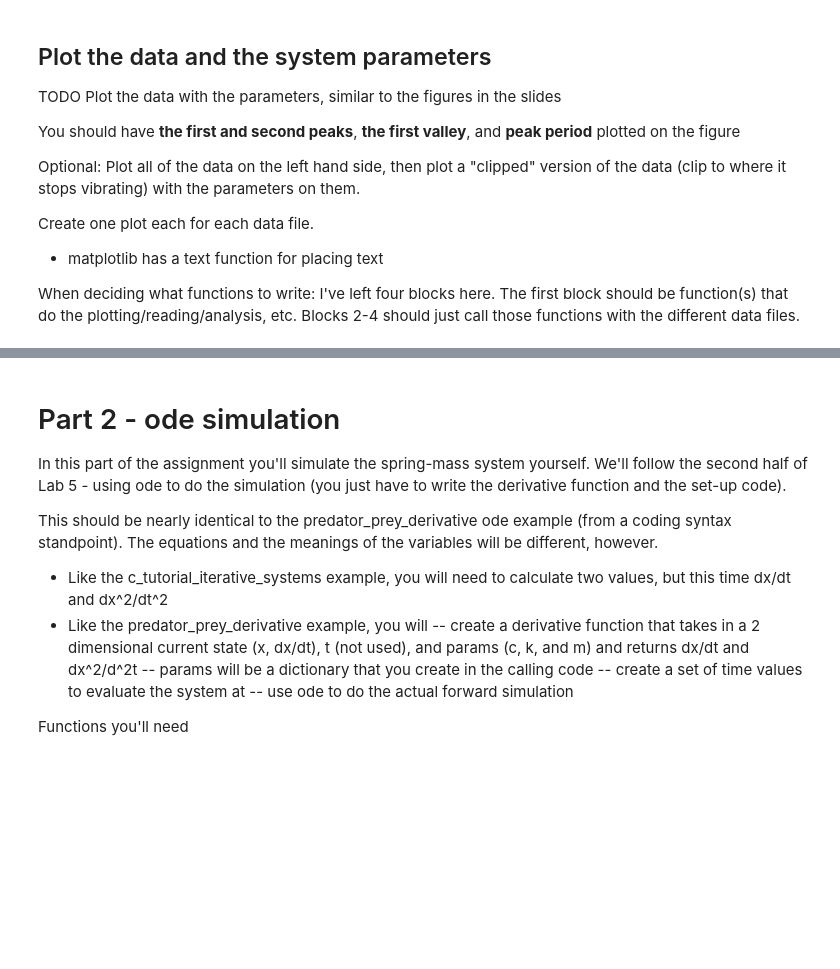
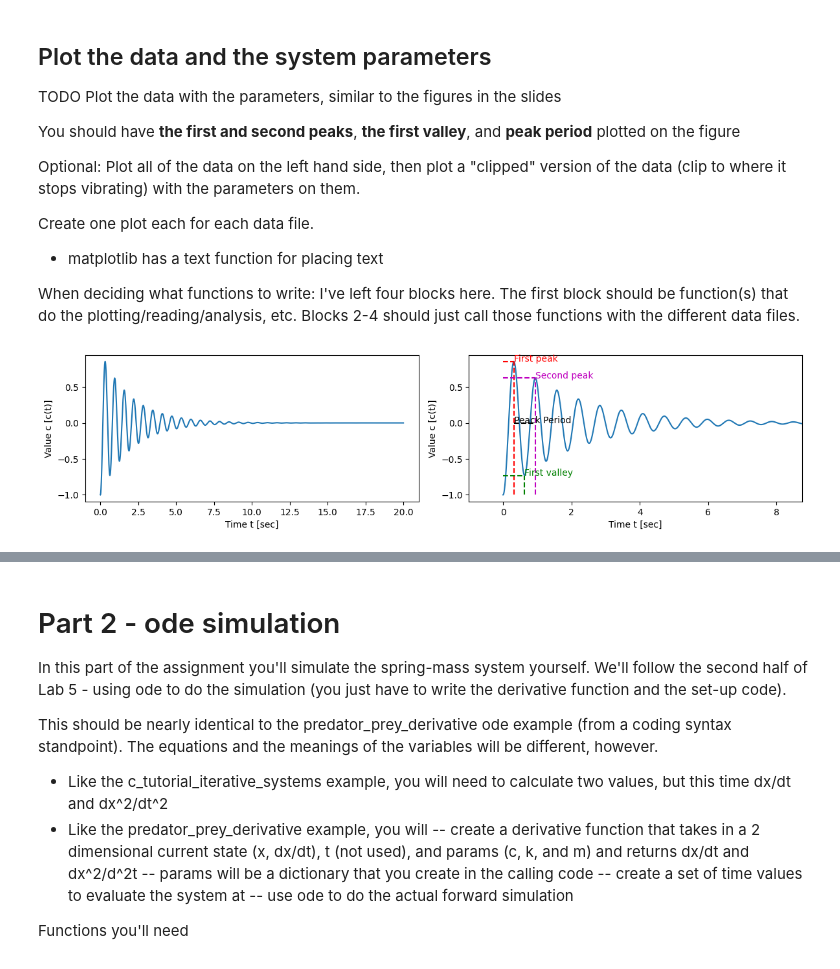
Before and after one commit to Ahmedmoui/IntroPythonProgramming, a Jupyter notebook: Week_4_fitting/HW_2_system_analysis.ipynb, the cells around one changed output, grey strips where cells are left out. Saved outputs shown, nothing was run; the diff lists cells and outputs as text; code cells hidden in the pictures; blank space fills up the shorter version.

```diff
--- a/Week_4_fitting/HW_2_system_analysis.ipynb
+++ b/Week_4_fitting/HW_2_system_analysis.ipynb
@@ -185,7 +185,7 @@ def analyze_data_from_values(ts, vs, mass=1.0):
     idx_peaks, idx_valleys = calculate_peaks_valeys(vs)
 
     c_initial = vs[0]
-    c_peak = vs[idx_peaks[0]]
+    c_peak = vs.max()
     c_final = vs[-1]
     c_second_peak = vs[idx_peaks[1]]
     c_valley = vs[idx_valleys[0]]
@@ -193,12 +193,14 @@ def analyze_data_from_values(ts, vs, mass=1.0):
     t_second_peak = ts[idx_peaks[1]]
     t_valley = ts[idx_valleys[0]]
     peak_period = t_second_peak - t_peak
-    perc_overshoot = (c_peak - c_final) / (c_final - c_initial) * 100
+    perc_overshoot = ((c_peak - c_final) / (c_final - c_initial)) * 100
+
     system_mass = mass
     damping_ratio = -np.log(perc_overshoot / 100) / np.sqrt(np.pi**2 + np.log(perc_overshoot / 100)**2)
     omega_n = (2 * np.pi) / (peak_period * np.sqrt(1 - damping_ratio**2))
     system_spring = calculate_system_spring(omega_n, system_M= mass)
-    system_damping = calculate_system_damping(omega_n, system_M= mass)
+    system_damping = calculate_system_damping(damping_ratio, omega_n, system_M= mass)
+    t_settle = 4 / (damping_ratio * omega_n) #2% settling time
 
     analysis = {
     "c_initial": c_initial,
@@ -213,7 +215,8 @@ def analyze_data_from_values(ts, vs, mass=1.0):
     "perc_overshoot": perc_overshoot,
     "system_mass": system_mass,
     "system_spring": system_spring,
-    "system_damping": system_damping
+    "system_damping": system_damping,
+    "t_settle": t_settle
     }
     return analysis
 # %%
@@ -277,18 +282,38 @@ def draw_corner(axs, x_values, y_values, ls, col):
-# %%
-
-# TODO:
-#  Write a function, plot_system, that reads in the data, analyzes it, then plots it
-def plot_system(axs, fname, m=1.0):
-    pass
+# %%
+# Cell for writing additional plot functions
+def plot_analysis_point(axs, name, t_value, y_value, color='r'):
+    draw_corner(axs, [0, t_value], [-1, y_value], ls="--", col=color)
+    axs.text(t_value, y_value, name, color=color)
+# %%
+
+# TODO:
+#  Write a function, plot_system, that reads in the data, analyzes it, then plots it
+def plot_system(axs, data, m=1.0, analyze_data_bool = True):
+    ts_data, vs_data = data
+    axs.plot(ts_data, vs_data, label="Data 1")
+    axs.set_xlabel("Time t [sec]")
+    axs.set_ylabel("Value c [c(t)]")
+    if analyze_data_bool:
+        analysis = analyze_data_from_values(ts_data,vs_data, m)
+        plot_analysis_point(axs, "First peak", analysis["t_peak"], analysis["c_peak"])
+        plot_analysis_point(axs, "First valley", analysis["t_valley"], analysis["c_valley"], color='g')
+        plot_analysis_point(axs, "Second peak", analysis["t_second_peak"], analysis["c_second_peak"], color='m')
+        axs.plot([analysis["t_peak"],analysis["t_peak"]+analysis["peak_period"]],[analysis['c_final'],analysis['c_final']], linestyle='--', color='k')
+        axs.text(analysis["t_peak"], analysis['c_final'], 'Peack Period', color='k')
+        axs.set_xlim(right=analysis["t_settle"]+analysis["peak_period"]+1/analysis["t_settle"])
 # %%
 nrows = 1
 ncols = 2
 fig, axs = plt.subplots(nrows, ncols, figsize=(12, 3))
+plot_system(axs[0], load_data_from_file("Data/data1.csv"),m=1.0, analyze_data_bool=False)
+plot_system(axs[1], load_data_from_file("Data/data1.csv"),m=1.0, analyze_data_bool=True)
 
 # Read, analyze, and then plot data 1
 
 # Make it fit better
 fig.tight_layout()
+# %% [output]
+[figure, added]
 # %%
 nrows = 1
 ncols = 2
```
Also changed, not shown: parts of 20 cells of this notebook, 13 other files.
